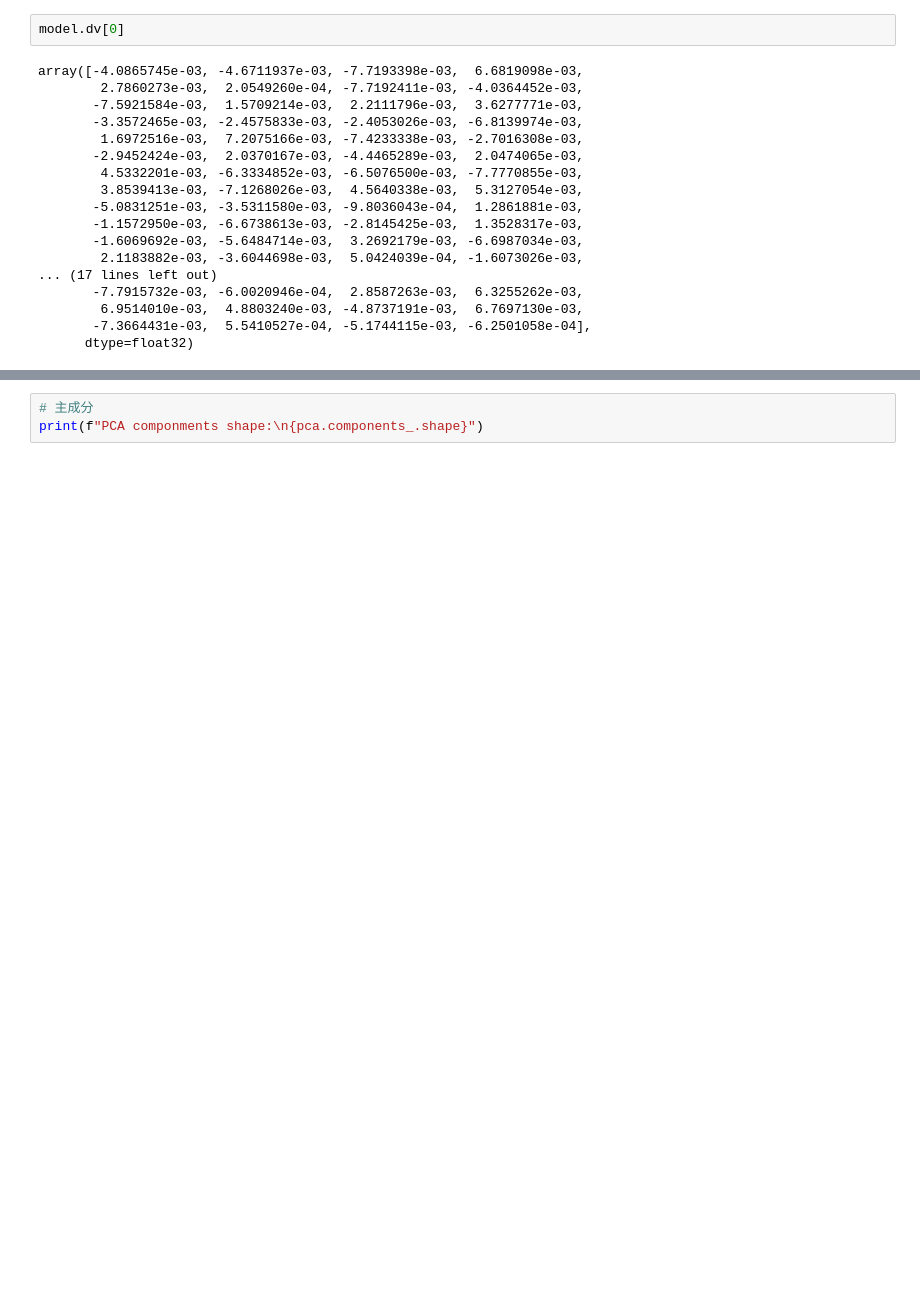
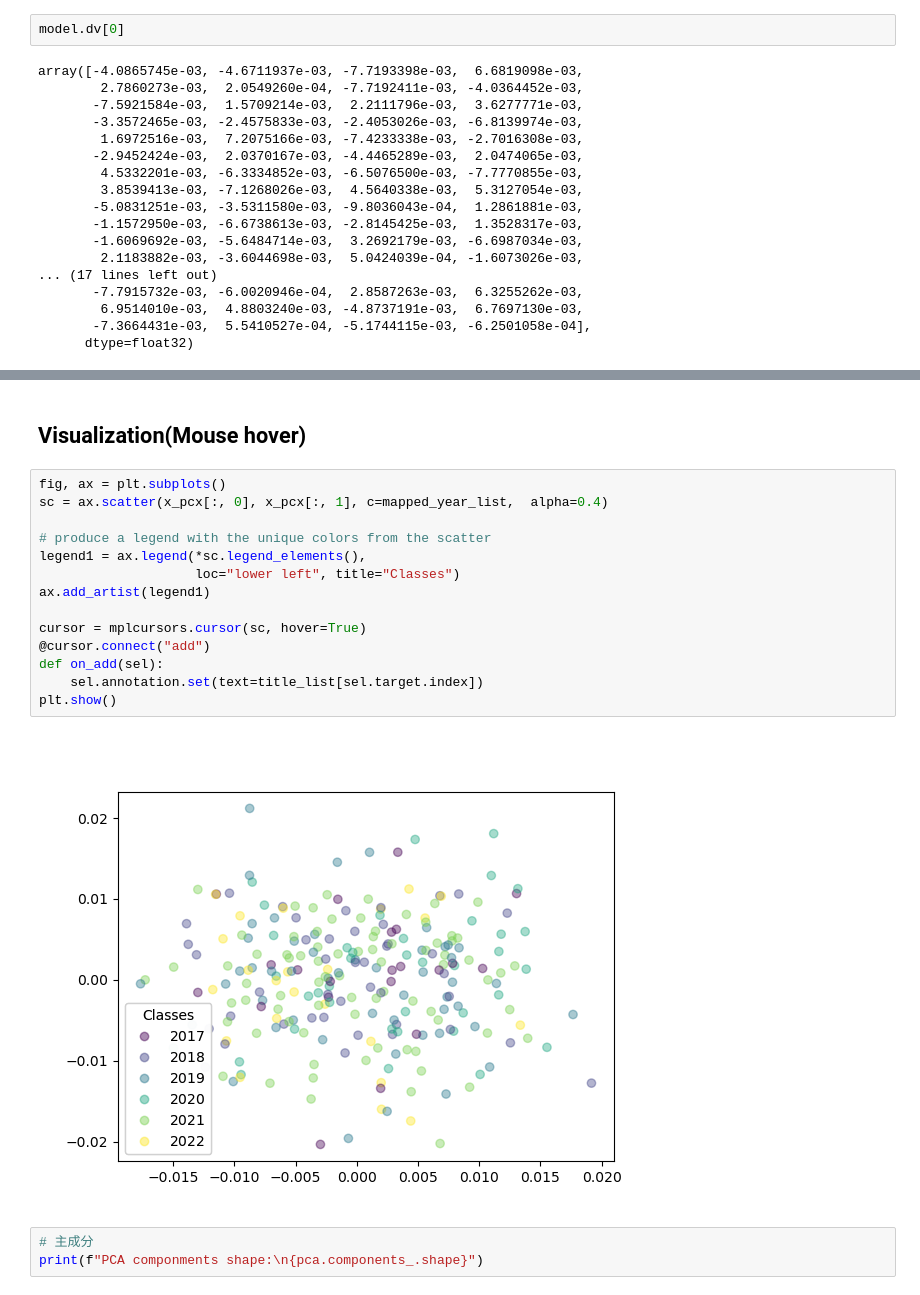
Before and after one commit to spec2/ThesisVisualizationTools, a Jupyter notebook: anthology_2017_to_2022/main.ipynb, the cells around one changed output, grey strips where cells are left out. Drawn from its saved outputs; the diff is of its cells as text; blank space fills up the shorter version.

```diff
--- a/anthology_2017_to_2022/main.ipynb
+++ b/anthology_2017_to_2022/main.ipynb
@@ -190,3 +201,21 @@ plt.show()
+# %% [markdown]
+## Visualization(Mouse hover)
+# %%
+fig, ax = plt.subplots()
+sc = ax.scatter(x_pcx[:, 0], x_pcx[:, 1], c=mapped_year_list,  alpha=0.4)
+
+# produce a legend with the unique colors from the scatter
+legend1 = ax.legend(*sc.legend_elements(),
+                    loc="lower left", title="Classes")
+ax.add_artist(legend1)
+
+cursor = mplcursors.cursor(sc, hover=True)
+@cursor.connect("add")
+def on_add(sel):
+    sel.annotation.set(text=title_list[sel.target.index])
+plt.show()
+# %% [output]
+[figure, added]
 # %%
 # 主成分
 print(f"PCA componments shape:\n{pca.components_.shape}")
```
Also changed, not shown: parts of 14 cells of this notebook.
